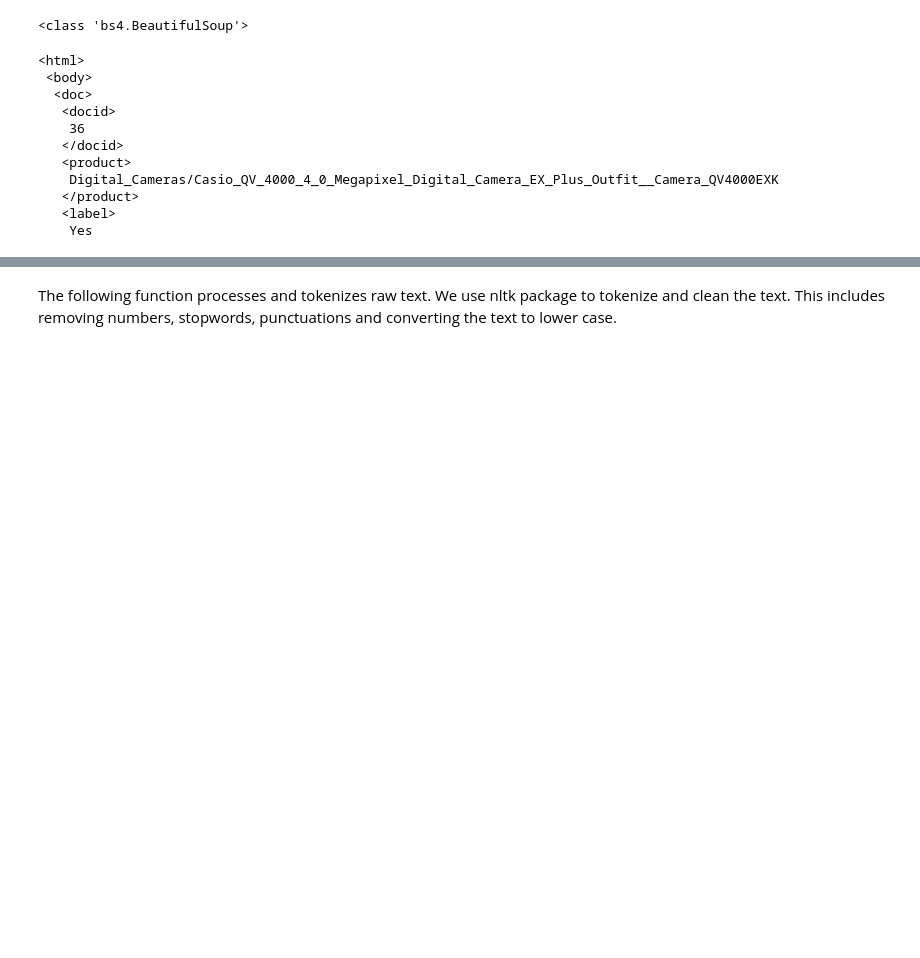
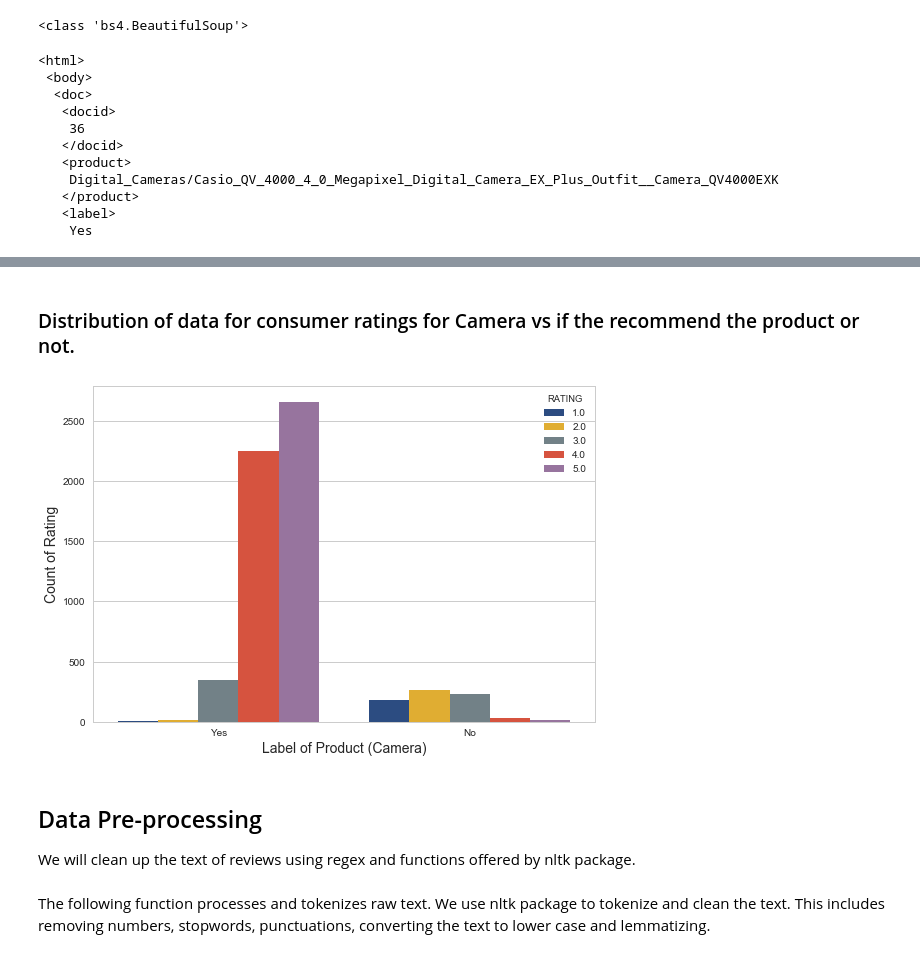
Before and after one commit to nikhilba/Epinions-Sentiment-Analysis, a Jupyter notebook: Analysis/Understanding sentiments in Epinions.ipynb, the cells around one changed output, grey strips where cells are left out. Drawn from its saved outputs; the diff is of its cells as text; code cells hidden in the pictures; blank space fills up the shorter version.

```diff
--- a/Analysis/Understanding sentiments in Epinions.ipynb
+++ b/Analysis/Understanding sentiments in Epinions.ipynb
@@ -122,5 +122,18 @@ u"I stumbled upon this camera after much research.  It's hard to understand why
+# %% [markdown]
+### Distribution of data for consumer ratings for Camera vs if the recommend the product or not.
+# %%
+sns.countplot(x="LABEL", hue = "RATING", data=camera, palette = cmap)
+plt.ylabel('Count of Rating', fontsize=14)
+plt.xlabel('Label of Product (Camera)', fontsize=14)
+plt.tight_layout()
+# %% [output]
+[figure, added]
+# %% [markdown]
+## Data Pre-processing
+
+We will clean up the text of reviews using regex and functions offered by nltk package.
 # %% [markdown]
-The following function processes and tokenizes raw text. We use nltk package to tokenize and clean the text. This includes removing numbers, stopwords, punctuations and converting the text to lower case.
+The following function processes and tokenizes raw text. We use nltk package to tokenize and clean the text. This includes removing numbers, stopwords, punctuations, converting the text to lower case and lemmatizing.
 # %%
 def process(text, lemmatizer=nltk.stem.wordnet.WordNetLemmatizer()):
     """
```
Also changed, not shown: parts of 77 cells of this notebook.
